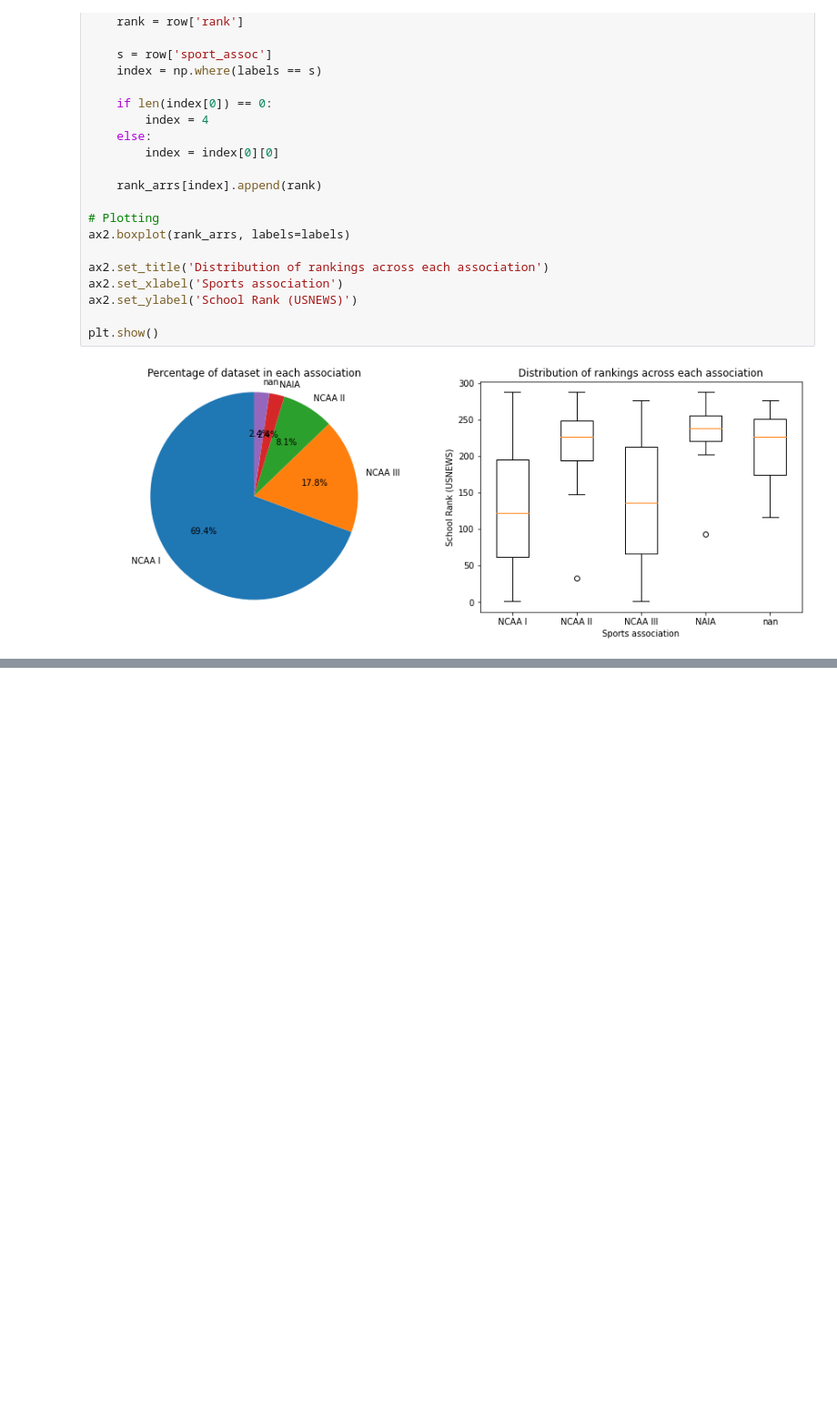
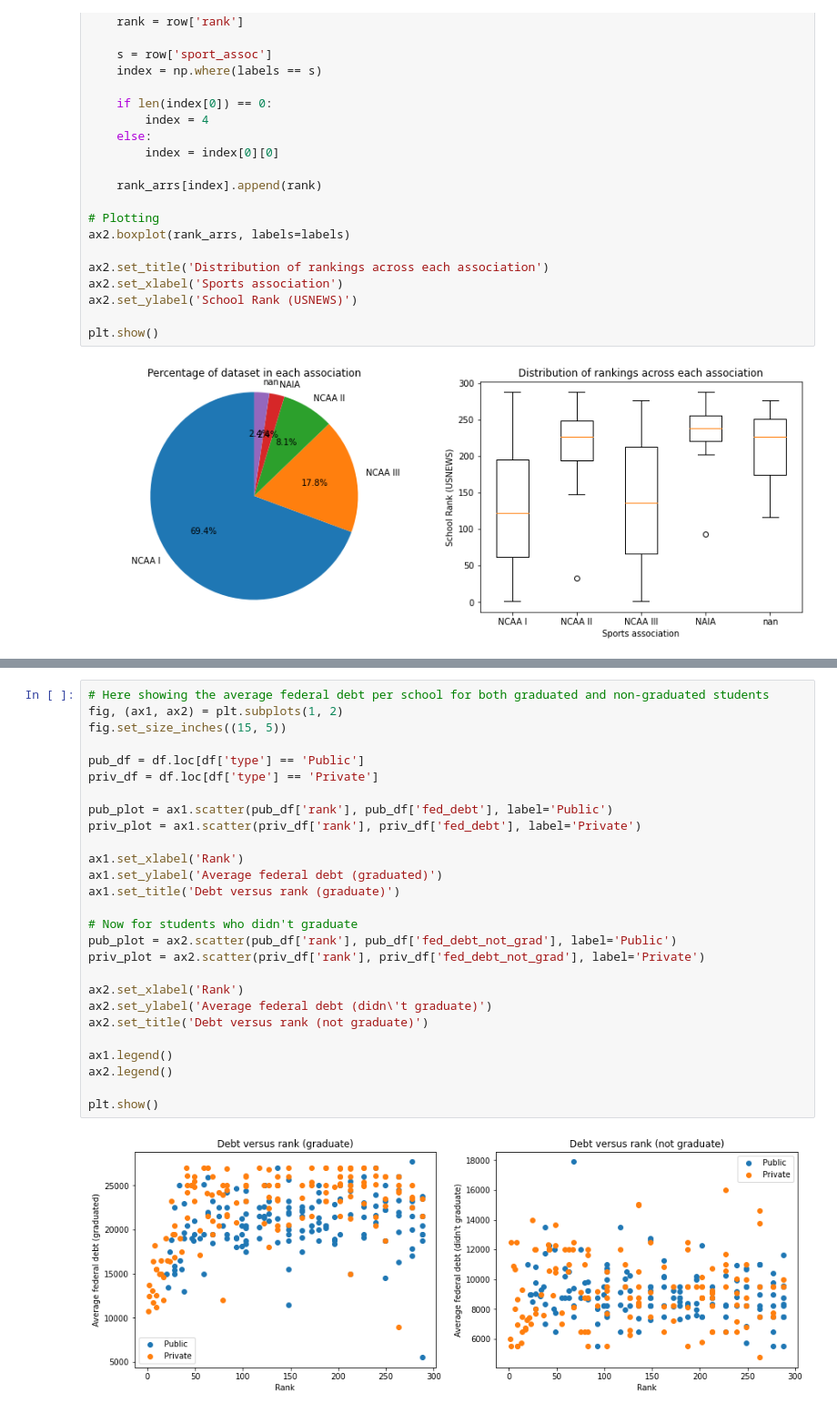
Before and after one commit to BaileyDalton007/USNEWS_Exploratory_Data_Analysis, a Jupyter notebook: data_analysis.ipynb, the cells around one changed output, grey strips where cells are left out. Shown: that part at 91% size. Drawn from its saved outputs; the diff is of its cells as text; blank space fills up the shorter version.

```diff
--- a/data_analysis.ipynb
+++ b/data_analysis.ipynb
@@ -312,0 +361,29 @@ plt.show()
+# %%
+# Here showing the average federal debt per school for both graduated and non-graduated students
+fig, (ax1, ax2) = plt.subplots(1, 2)
+fig.set_size_inches((15, 5))
+
+pub_df = df.loc[df['type'] == 'Public']
+priv_df = df.loc[df['type'] == 'Private']
+
+pub_plot = ax1.scatter(pub_df['rank'], pub_df['fed_debt'], label='Public')
+priv_plot = ax1.scatter(priv_df['rank'], priv_df['fed_debt'], label='Private')
+
+ax1.set_xlabel('Rank')
+ax1.set_ylabel('Average federal debt (graduated)')
+ax1.set_title('Debt versus rank (graduate)')
+
+# Now for students who didn't graduate
+pub_plot = ax2.scatter(pub_df['rank'], pub_df['fed_debt_not_grad'], label='Public')
+priv_plot = ax2.scatter(priv_df['rank'], priv_df['fed_debt_not_grad'], label='Private')
+
+ax2.set_xlabel('Rank')
+ax2.set_ylabel('Average federal debt (didn\'t graduate)')
+ax2.set_title('Debt versus rank (not graduate)')
+
+ax1.legend()
+ax2.legend()
+
+plt.show()
+# %% [output]
+[figure, added]
```
Also changed, not shown: parts of 4 cells of this notebook.
